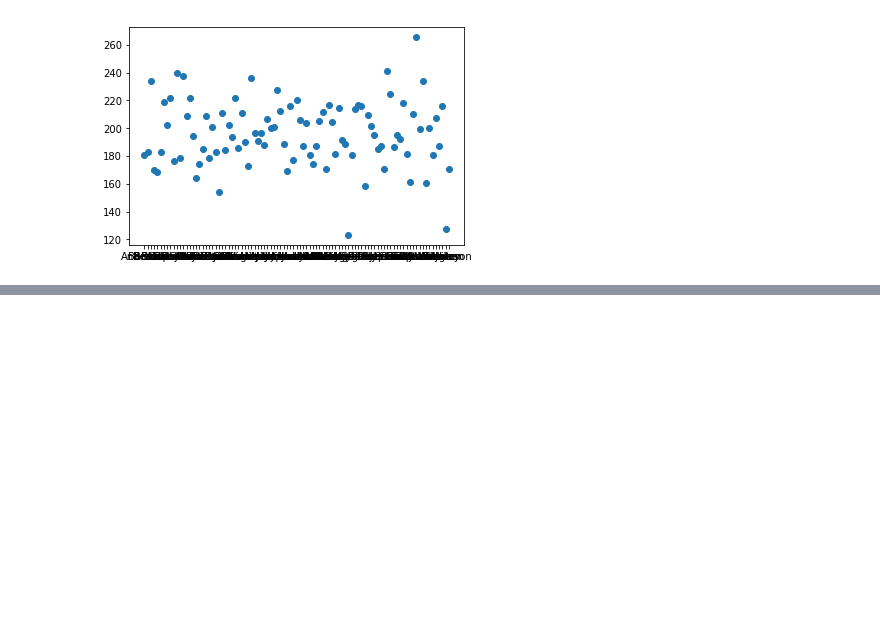
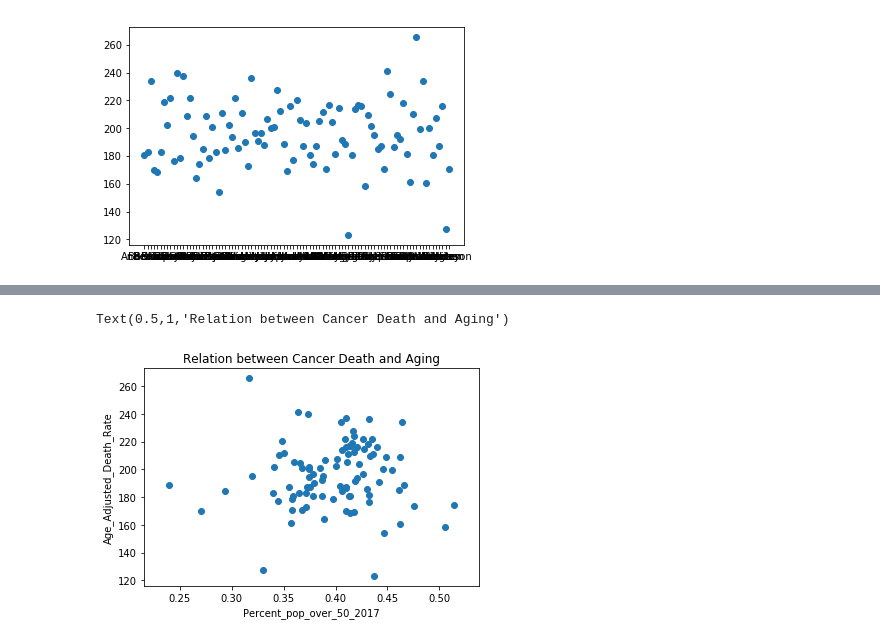
Before and after one commit to blackmonica/vanderbilt-aspire-data-essentials, a Jupyter notebook: Smile.ipynb, the cells around one changed output, grey strips where cells are left out. Saved outputs shown, nothing was run; the diff lists cells and outputs as text; code cells hidden in the pictures; blank space fills up the shorter version.

```diff
--- a/Smile.ipynb
+++ b/Smile.ipynb
@@ -313,0 +322,9 @@ pop_and_cancer[['county','Age_Adjusted_Death_Rate']].sort_values(by = 'Age_Adjus
+# %%
+#create a scatterplot to show the relationship between cancer deaths and the percentage of population over age 50 in TN counties. Use the 2017 population data. Be sure to label axes and add a title.
+plt.scatter(pop_and_cancer['percent_pop_over_50_2017'],pop_and_cancer['Age_Adjusted_Death_Rate'])
+plt.xlabel('Percent_pop_over_50_2017')
+plt.ylabel('Age_Adjusted_Death_Rate')
+plt.title('Relation between Cancer Death and Aging')
+# %% [output]
+Text(0.5,1,'Relation between Cancer Death and Aging')
+[figure, added]
```
Also changed, not shown: parts of 17 cells of this notebook.
